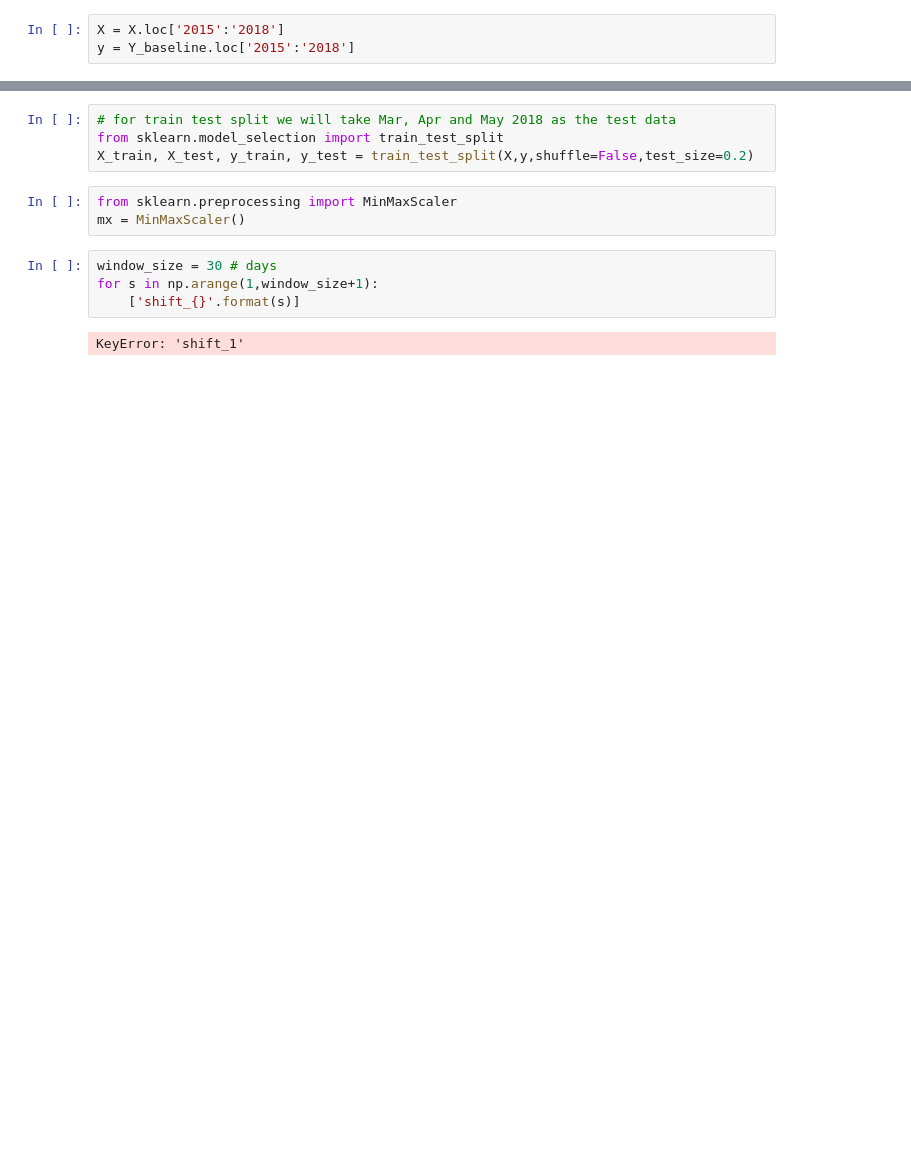
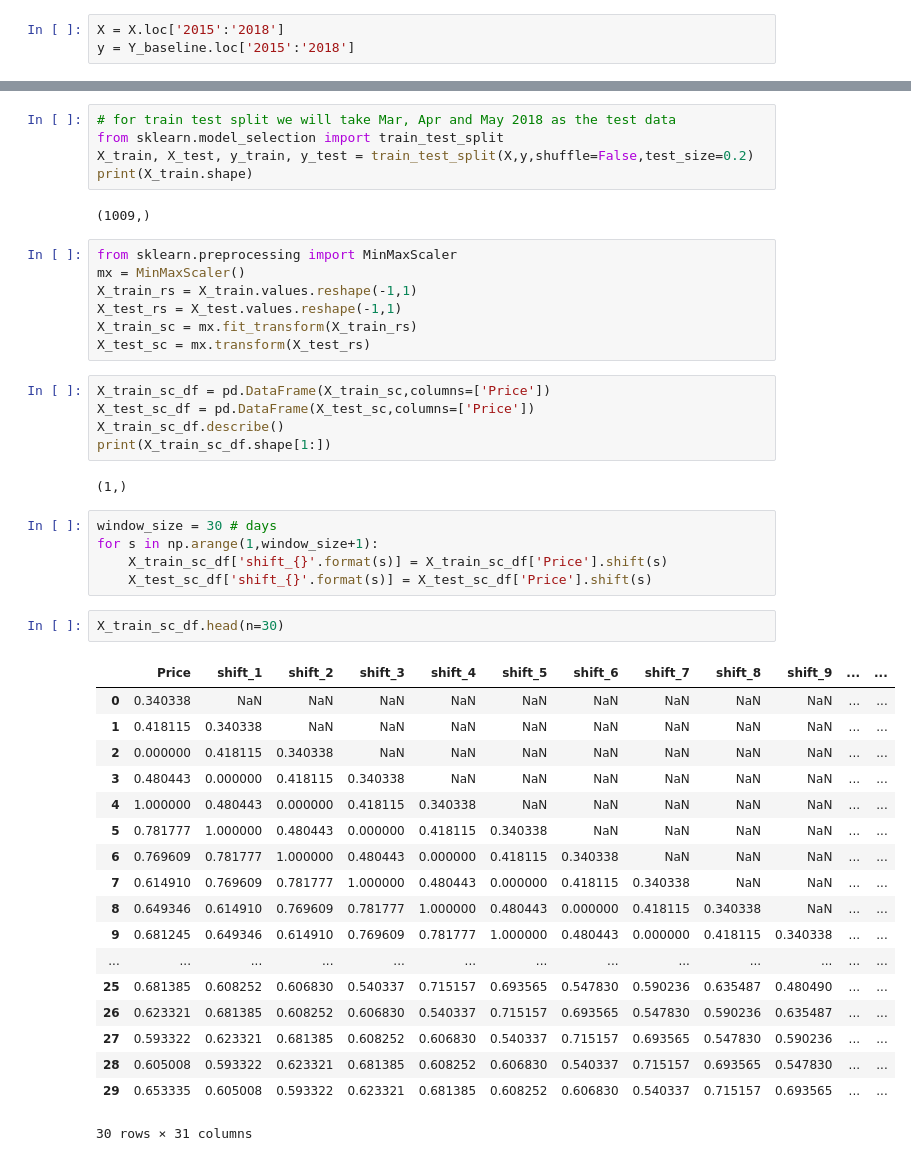
Before and after one commit to adidoit/z2dl-bitcoin-price-prediction, a Jupyter notebook: read_data.ipynb, the cells around one changed output, grey strips where cells are left out. Cells and saved outputs as stored; diff of their text form; blank space fills up the shorter version.

```diff
--- a/read_data.ipynb
+++ b/read_data.ipynb
@@ -37,12 +45,46 @@ mean_squared_error(X,Y_baseline)
 # for train test split we will take Mar, Apr and May 2018 as the test data
 from sklearn.model_selection import train_test_split
 X_train, X_test, y_train, y_test = train_test_split(X,y,shuffle=False,test_size=0.2)
+print(X_train.shape)
+# %% [output]
+(1009,)
-# %%
-from sklearn.preprocessing import MinMaxScaler
-mx = MinMaxScaler()
+# %%
+from sklearn.preprocessing import MinMaxScaler
+mx = MinMaxScaler()
+X_train_rs = X_train.values.reshape(-1,1)
+X_test_rs = X_test.values.reshape(-1,1)
+X_train_sc = mx.fit_transform(X_train_rs)
+X_test_sc = mx.transform(X_test_rs)
+# %%
+X_train_sc_df = pd.DataFrame(X_train_sc,columns=['Price'])
+X_test_sc_df = pd.DataFrame(X_test_sc,columns=['Price'])
+X_train_sc_df.describe()
+print(X_train_sc_df.shape[1:])
+# %% [output]
+(1,)
 # %%
 window_size = 30 # days
 for s in np.arange(1,window_size+1):
-    ['shift_{}'.format(s)]
+    X_train_sc_df['shift_{}'.format(s)] = X_train_sc_df['Price'].shift(s)
+    X_test_sc_df['shift_{}'.format(s)] = X_test_sc_df['Price'].shift(s)
-# %% [output]
-KeyError: 'shift_1'
+# %%
+X_train_sc_df.head(n=30)
+# %% [output]
+|  | Price | shift_1 | shift_2 | shift_3 | shift_4 | shift_5 | shift_6 | shift_7 | shift_8 | shift_9 | ... | ... |
+| 0 | 0.340338 | NaN | NaN | NaN | NaN | NaN | NaN | NaN | NaN | NaN | ... | ... |
+| 1 | 0.418115 | 0.340338 | NaN | NaN | NaN | NaN | NaN | NaN | NaN | NaN | ... | ... |
+| 2 | 0.000000 | 0.418115 | 0.340338 | NaN | NaN | NaN | NaN | NaN | NaN | NaN | ... | ... |
+| 3 | 0.480443 | 0.000000 | 0.418115 | 0.340338 | NaN | NaN | NaN | NaN | NaN | NaN | ... | ... |
+| 4 | 1.000000 | 0.480443 | 0.000000 | 0.418115 | 0.340338 | NaN | NaN | NaN | NaN | NaN | ... | ... |
+| 5 | 0.781777 | 1.000000 | 0.480443 | 0.000000 | 0.418115 | 0.340338 | NaN | NaN | NaN | NaN | ... | ... |
+| 6 | 0.769609 | 0.781777 | 1.000000 | 0.480443 | 0.000000 | 0.418115 | 0.340338 | NaN | NaN | NaN | ... | ... |
+| 7 | 0.614910 | 0.769609 | 0.781777 | 1.000000 | 0.480443 | 0.000000 | 0.418115 | 0.340338 | NaN | NaN | ... | ... |
+| 8 | 0.649346 | 0.614910 | 0.769609 | 0.781777 | 1.000000 | 0.480443 | 0.000000 | 0.418115 | 0.340338 | NaN | ... | ... |
+| 9 | 0.681245 | 0.649346 | 0.614910 | 0.769609 | 0.781777 | 1.000000 | 0.480443 | 0.000000 | 0.418115 | 0.340338 | ... | ... |
+| ... | ... | ... | ... | ... | ... | ... | ... | ... | ... | ... | ... | ... |
+| 25 | 0.681385 | 0.608252 | 0.606830 | 0.540337 | 0.715157 | 0.693565 | 0.547830 | 0.590236 | 0.635487 | 0.480490 | ... | ... |
+| 26 | 0.623321 | 0.681385 | 0.608252 | 0.606830 | 0.540337 | 0.715157 | 0.693565 | 0.547830 | 0.590236 | 0.635487 | ... | ... |
+| 27 | 0.593322 | 0.623321 | 0.681385 | 0.608252 | 0.606830 | 0.540337 | 0.715157 | 0.693565 | 0.547830 | 0.590236 | ... | ... |
+| 28 | 0.605008 | 0.593322 | 0.623321 | 0.681385 | 0.608252 | 0.606830 | 0.540337 | 0.715157 | 0.693565 | 0.547830 | ... | ... |
+| 29 | 0.653335 | 0.605008 | 0.593322 | 0.623321 | 0.681385 | 0.608252 | 0.606830 | 0.540337 | 0.715157 | 0.693565 | ... | ... |
+30 rows × 31 columns
```
Also changed, not shown: parts of 13 cells of this notebook, 1 other file.
